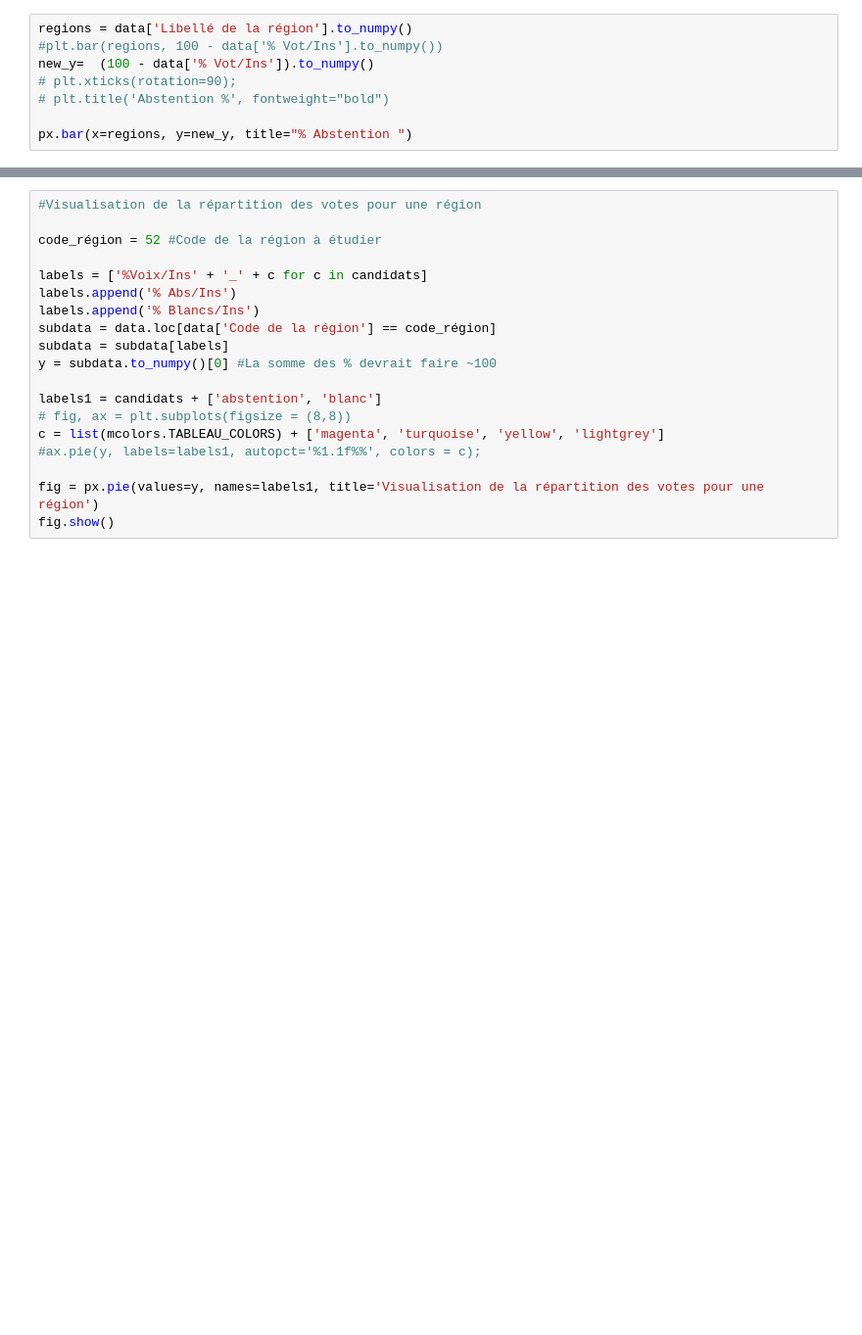
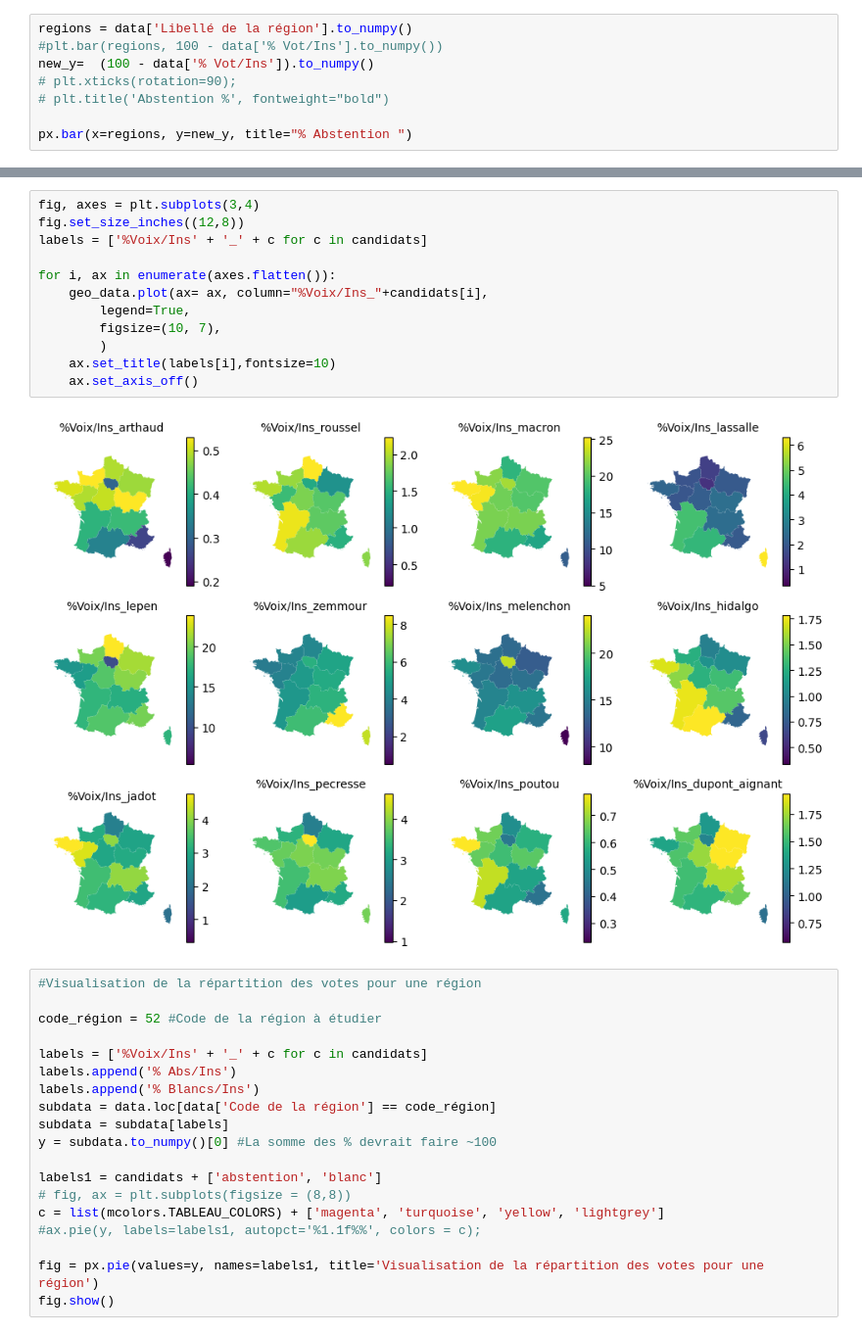
Before and after one commit to Abdellah-Laassairi/apst2-model-based-clustering, a Jupyter notebook: Presidential_elections_clustering.ipynb, the cells around one changed output, grey strips where cells are left out. Shown at 98% size. Drawn from its saved outputs; the diff is of its cells as text; blank space fills up the shorter version.

```diff
--- a/Presidential_elections_clustering.ipynb
+++ b/Presidential_elections_clustering.ipynb
@@ -87,3 +113,17 @@ px.bar(x=regions, y=new_y, title="% Abstention ")
+# %%
+fig, axes = plt.subplots(3,4)
+fig.set_size_inches((12,8))
+labels = ['%Voix/Ins' + '_' + c for c in candidats]
+
+for i, ax in enumerate(axes.flatten()):
+    geo_data.plot(ax= ax, column="%Voix/Ins_"+candidats[i],
+        legend=True,
+        figsize=(10, 7),
+        )
+    ax.set_title(labels[i],fontsize=10)
+    ax.set_axis_off()
+# %% [output]
+[figure, added]
 # %%
 #Visualisation de la répartition des votes pour une région
 
```
Also changed, not shown: parts of 8 cells of this notebook.
